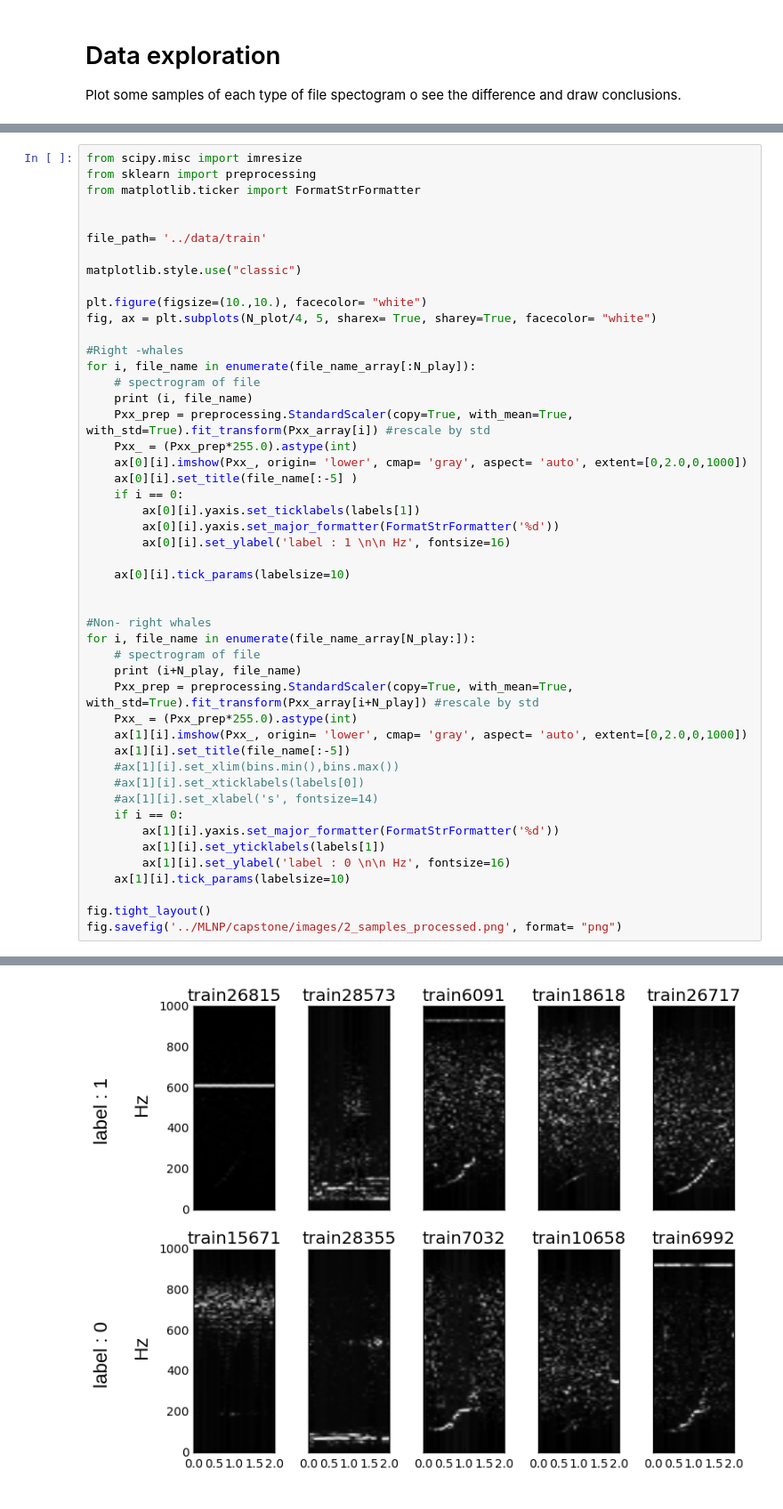
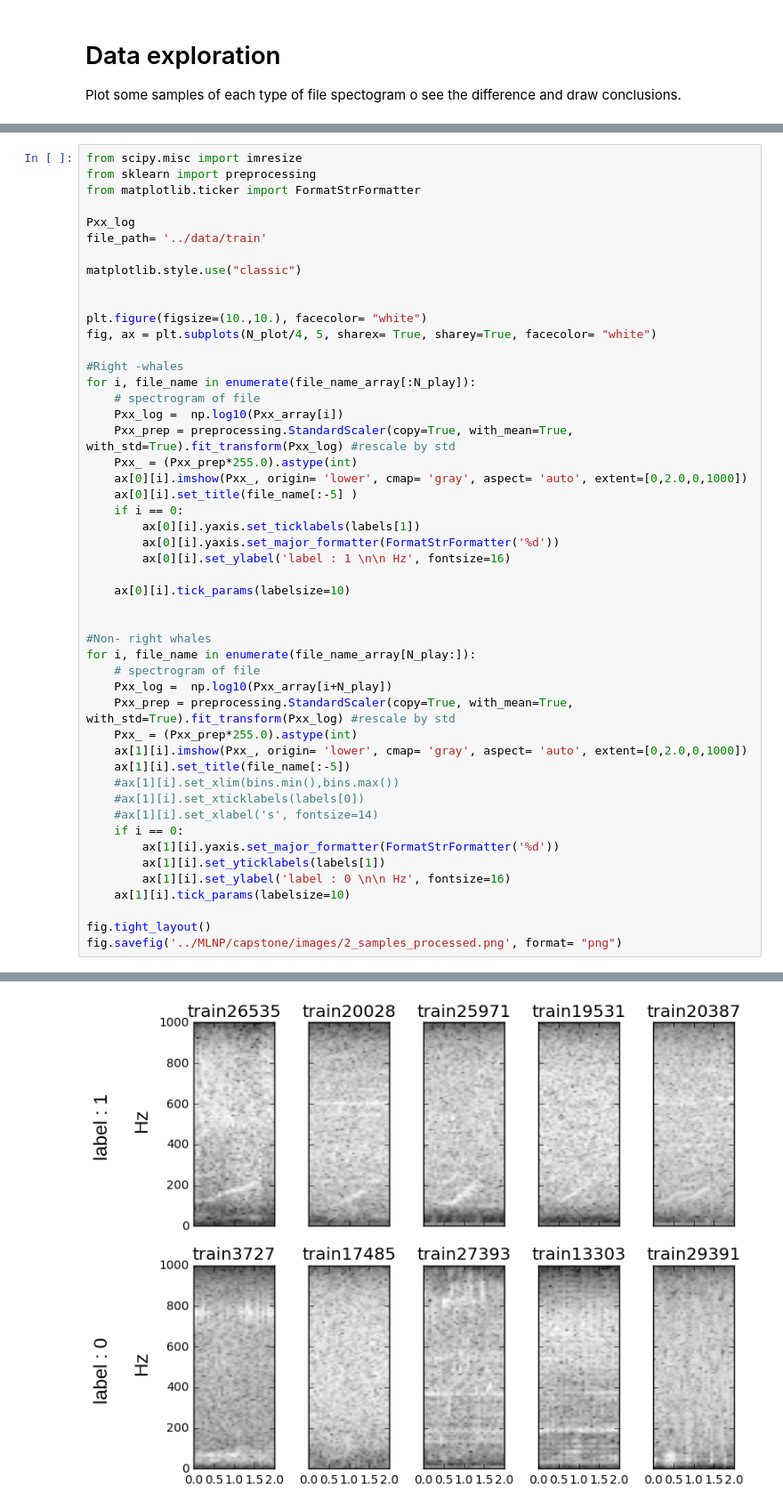
Before and after one commit to mabelvj/the-marinexplore-and-cornell-university-whale-detection-challenge, a Jupyter notebook: 2_data_exploration.ipynb, the cells around one changed output, grey strips where cells are left out. Shown at 89% size. Cells and saved outputs as stored; diff of their text form.

```diff
--- a/2_data_exploration.ipynb
+++ b/2_data_exploration.ipynb
@@ -194,10 +245,11 @@ from scipy.misc import imresize
 from sklearn import preprocessing
 from matplotlib.ticker import FormatStrFormatter
 
-
+Pxx_log
 file_path= '../data/train'
 
 matplotlib.style.use("classic")
+
 
 plt.figure(figsize=(10.,10.), facecolor= "white")
 fig, ax = plt.subplots(N_plot/4, 5, sharex= True, sharey=True, facecolor= "white")
@@ -205,8 +257,8 @@ fig, ax = plt.subplots(N_plot/4, 5, sharex= True, sharey=True, facecolor= "white
 #Right -whales
 for i, file_name in enumerate(file_name_array[:N_play]):
     # spectrogram of file
-    print (i, file_name)
-    Pxx_prep = preprocessing.StandardScaler(copy=True, with_mean=True, with_std=True).fit_transform(Pxx_array[i]) #rescale by std
+    Pxx_log =  np.log10(Pxx_array[i])
+    Pxx_prep = preprocessing.StandardScaler(copy=True, with_mean=True, with_std=True).fit_transform(Pxx_log) #rescale by std
     Pxx_ = (Pxx_prep*255.0).astype(int)
     ax[0][i].imshow(Pxx_, origin= 'lower', cmap= 'gray', aspect= 'auto', extent=[0,2.0,0,1000])
     ax[0][i].set_title(file_name[:-5] )
@@ -221,8 +273,8 @@ for i, file_name in enumerate(file_name_array[:N_play]):
 #Non- right whales
 for i, file_name in enumerate(file_name_array[N_play:]):
     # spectrogram of file
-    print (i+N_play, file_name)
-    Pxx_prep = preprocessing.StandardScaler(copy=True, with_mean=True, with_std=True).fit_transform(Pxx_array[i+N_play]) #rescale by std
+    Pxx_log =  np.log10(Pxx_array[i+N_play])
+    Pxx_prep = preprocessing.StandardScaler(copy=True, with_mean=True, with_std=True).fit_transform(Pxx_log) #rescale by std
     Pxx_ = (Pxx_prep*255.0).astype(int)
     ax[1][i].imshow(Pxx_, origin= 'lower', cmap= 'gray', aspect= 'auto', extent=[0,2.0,0,1000])
     ax[1][i].set_title(file_name[:-5])
@@ -252 +294 @@ fig.savefig('../MLNP/capstone/images/2_samples_processed.png', format= "png")
-[figure, old version]
+[figure, new version]
```
Also changed, not shown: parts of 8 cells of this notebook, 2 other files.
